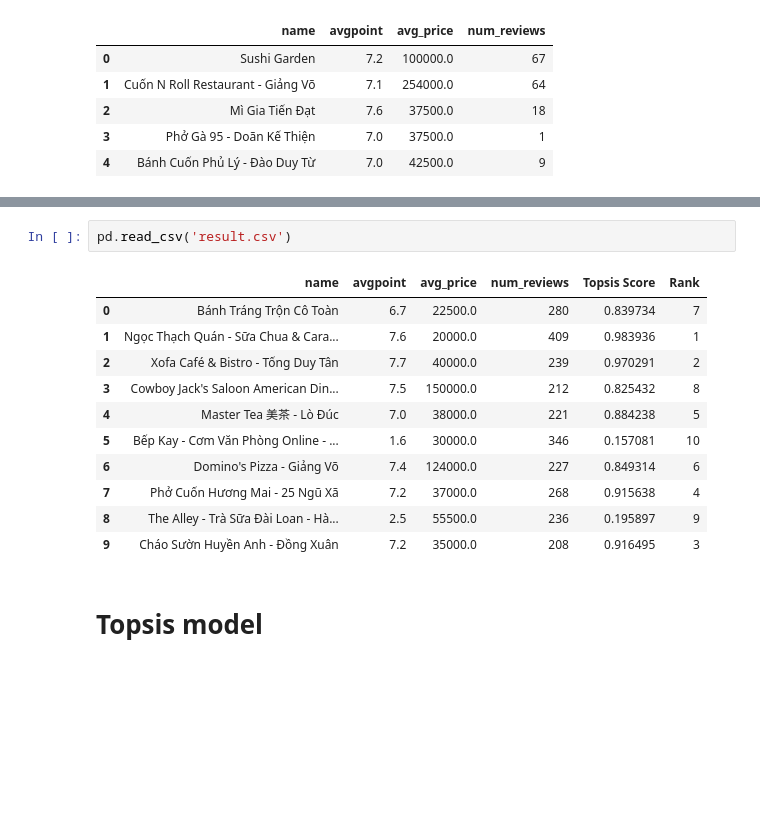
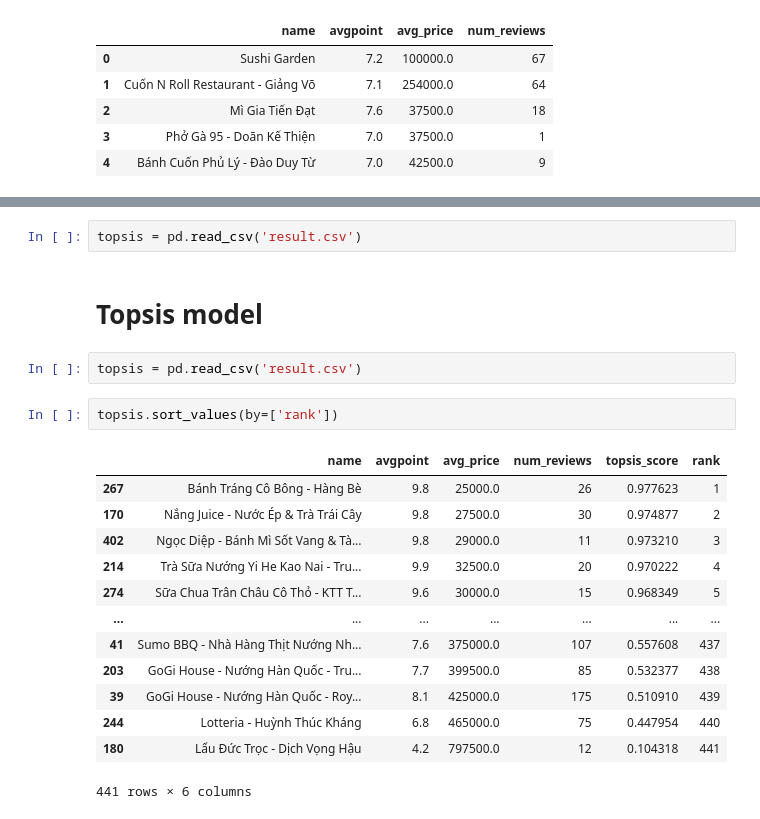
Before and after one commit to longddaays/DSS-Project-20221, a Jupyter notebook: model.ipynb, the cells around one changed output, grey strips where cells are left out. Drawn from its saved outputs; the diff is of its cells as text; blank space fills up the shorter version.

```diff
--- a/model.ipynb
+++ b/model.ipynb
@@ -71,16 +73,22 @@ data_new.to_csv('./topsis_test.csv',index=False)
 # %%
-pd.read_csv('result.csv')
+topsis = pd.read_csv('result.csv')
-# %% [output]
-|  | name | avgpoint | avg_price | num_reviews | Topsis Score | Rank |
-| 0 | Bánh Tráng Trộn Cô Toàn | 6.7 | 22500.0 | 280 | 0.839734 | 7 |
-| 1 | Ngọc Thạch Quán - Sữa Chua & Cara... | 7.6 | 20000.0 | 409 | 0.983936 | 1 |
-| 2 | Xofa Café & Bistro - Tống Duy Tân | 7.7 | 40000.0 | 239 | 0.970291 | 2 |
-| 3 | Cowboy Jack's Saloon American Din... | 7.5 | 150000.0 | 212 | 0.825432 | 8 |
-| 4 | Master Tea 美茶 - Lò Đúc | 7.0 | 38000.0 | 221 | 0.884238 | 5 |
-| 5 | Bếp Kay - Cơm Văn Phòng Online - ... | 1.6 | 30000.0 | 346 | 0.157081 | 10 |
-| 6 | Domino's Pizza - Giảng Võ | 7.4 | 124000.0 | 227 | 0.849314 | 6 |
-| 7 | Phở Cuốn Hương Mai - 25 Ngũ Xã | 7.2 | 37000.0 | 268 | 0.915638 | 4 |
-| 8 | The Alley - Trà Sữa Đài Loan - Hà... | 2.5 | 55500.0 | 236 | 0.195897 | 9 |
-| 9 | Cháo Sườn Huyền Anh - Đồng Xuân | 7.2 | 35000.0 | 208 | 0.916495 | 3 |
 # %% [markdown]
 <h1>Topsis model</h1>
+# %%
+topsis = pd.read_csv('result.csv')
+# %%
+topsis.sort_values(by=['rank'])
+# %% [output]
+|  | name | avgpoint | avg_price | num_reviews | topsis_score | rank |
+| 267 | Bánh Tráng Cô Bông - Hàng Bè | 9.8 | 25000.0 | 26 | 0.977623 | 1 |
+| 170 | Nắng Juice - Nước Ép & Trà Trái Cây | 9.8 | 27500.0 | 30 | 0.974877 | 2 |
+| 402 | Ngọc Diệp - Bánh Mì Sốt Vang & Tà... | 9.8 | 29000.0 | 11 | 0.973210 | 3 |
+| 214 | Trà Sữa Nướng Yi He Kao Nai - Tru... | 9.9 | 32500.0 | 20 | 0.970222 | 4 |
+| 274 | Sữa Chua Trân Châu Cô Thỏ - KTT T... | 9.6 | 30000.0 | 15 | 0.968349 | 5 |
+| ... | ... | ... | ... | ... | ... | ... |
+| 41 | Sumo BBQ - Nhà Hàng Thịt Nướng Nh... | 7.6 | 375000.0 | 107 | 0.557608 | 437 |
+| 203 | GoGi House - Nướng Hàn Quốc - Tru... | 7.7 | 399500.0 | 85 | 0.532377 | 438 |
+| 39 | GoGi House - Nướng Hàn Quốc - Roy... | 8.1 | 425000.0 | 175 | 0.510910 | 439 |
+| 244 | Lotteria - Huỳnh Thúc Kháng | 6.8 | 465000.0 | 75 | 0.447954 | 440 |
+| 180 | Lẩu Đức Trọc - Dịch Vọng Hậu | 4.2 | 797500.0 | 12 | 0.104318 | 441 |
+441 rows × 6 columns
```
Also changed, not shown: parts of 4 cells of this notebook, 1 other file.
